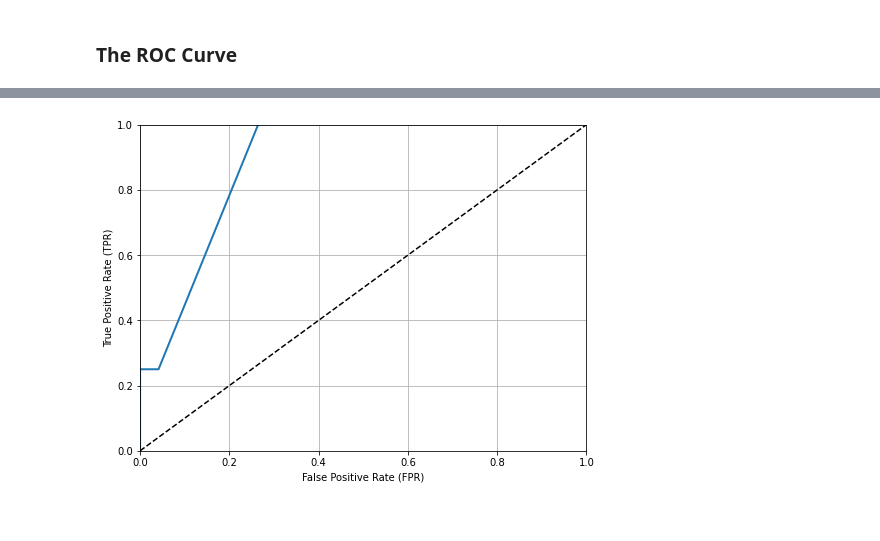
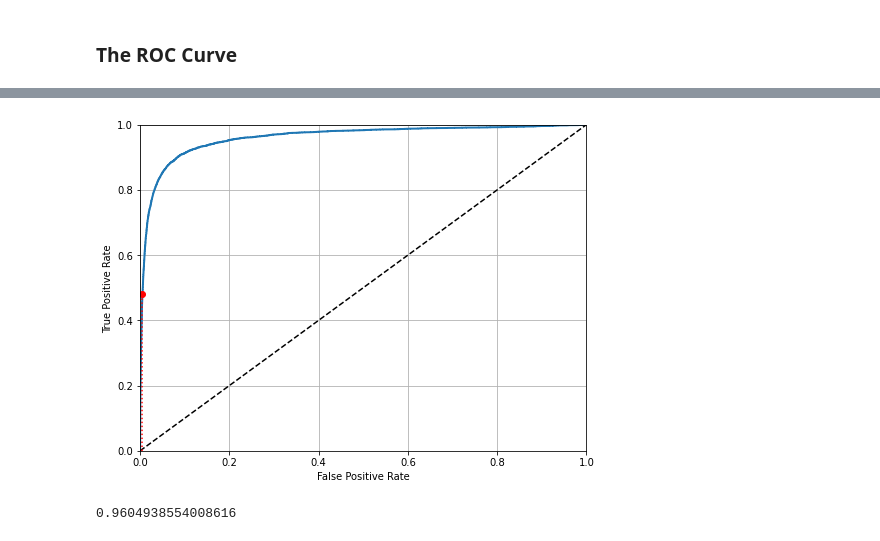
Before and after one commit to antounes/ml, a Jupyter notebook: ch03/classification.ipynb, the cells around one changed output, grey strips where cells are left out. Cells and saved outputs as stored; diff of their text form; code cells hidden in the pictures.

```diff
--- a/ch03/classification.ipynb
+++ b/ch03/classification.ipynb
@@ -247,19 +247,3 @@ Recall with 90% precision threshold: 0.48
 from sklearn.metrics import roc_curve
 
 fpr, tpr, thresholds = roc_curve(y_train_5, y_scores)
-# %%
-def plot_roc_curve(fpr, tpr, label="None"):
-    plt.plot(fpr, tpr, linewidth=2, label=label)
-    plt.plot([0, 1], [0, 1], 'k--') # dashed diagonal
-    plt.axis([0, 1, 0, 1])
-    plt.xlabel("False Positive Rate (FPR)")
-    plt.ylabel("True Positive Rate (TPR)")
-    plt.grid(True)
-
-plt.figure(figsize=(8,6))
-plot_roc_curve(fpr, tpr)
-fpr_90 = fpr[np.argmax(tpr>=recall_90_precision)]
-#plt.plot([fpr_90, fpr_90], [0., recall_90_precision], "r:")
-#plt.plot([0.0, fpr_90], [recall_90_precision, recall_90_precision], "r:")
-#plt.plot([fpr_90], [recall_90_precision], "ro")
-plt.show()
@@ -268,8 +249,0 @@ plt.show()
-# %%
-import pandas as pd
-automl = pd.read_csv("automl-sekurit-v1-eval.csv")
-
-fpr = automl["fpr"].to_numpy()
-tpr = automl["tpr"].to_numpy()
-precisions = automl["precision"].to_numpy()
-recalls = automl["recall"].to_numpy()
@@ -288,10 +250,27 @@ plot_precision_vs_recall(precisions, recalls)
-# %%
-plt.figure(figsize=(8,6))
-plot_roc_curve(fpr, tpr)
-#fpr_90 = fpr[np.argmax(tpr>=recall_90_precision)]
-#plt.plot([fpr_90, fpr_90], [0., recall_90_precision], "r:")
-#plt.plot([0.0, fpr_90], [recall_90_precision, recall_90_precision], "r:")
-#plt.plot([fpr_90], [recall_90_precision], "ro")
-plt.show()
-# %% [output]
-[figure, removed]
+# %%
+def plot_roc_curve(fpr, tpr, label=None):
+    plt.plot(fpr, tpr, linewidth=2, label=label)
+    plt.plot([0, 1], [0, 1], "k--") # dashed diagonal
+    plt.axis([0, 1, 0, 1])
+    plt.xlabel("False Positive Rate")
+    plt.ylabel("True Positive Rate")
+    plt.grid(True)
+# %%
+plt.figure(figsize=(8,6))
+plot_roc_curve(fpr, tpr)
+fpr_90 = fpr[np.argmax(tpr >= recall_90_precision)]
+plt.plot([fpr_90, fpr_90], [0., recall_90_precision], "r:")
+plt.plot([0.0, fpr_90], [recall_90_precision, recall_90_precision], "r:")
+plt.plot([fpr_90], [recall_90_precision], "ro")
+plt.show()
+# %% [output]
+[figure, added]
+# %%
+# One way to compare classifiers is to measure the area under the curve (AUC)
+# A perfect classifier will have an ROC AUC=1, whereas a purely random classifier will have an ROC AUC=0.5
+
+from sklearn.metrics import roc_auc_score
+
+roc_auc_score(y_train_5, y_scores)
+# %% [output]
+0.9604938554008616
```
Also changed, not shown: parts of 15 cells of this notebook.
